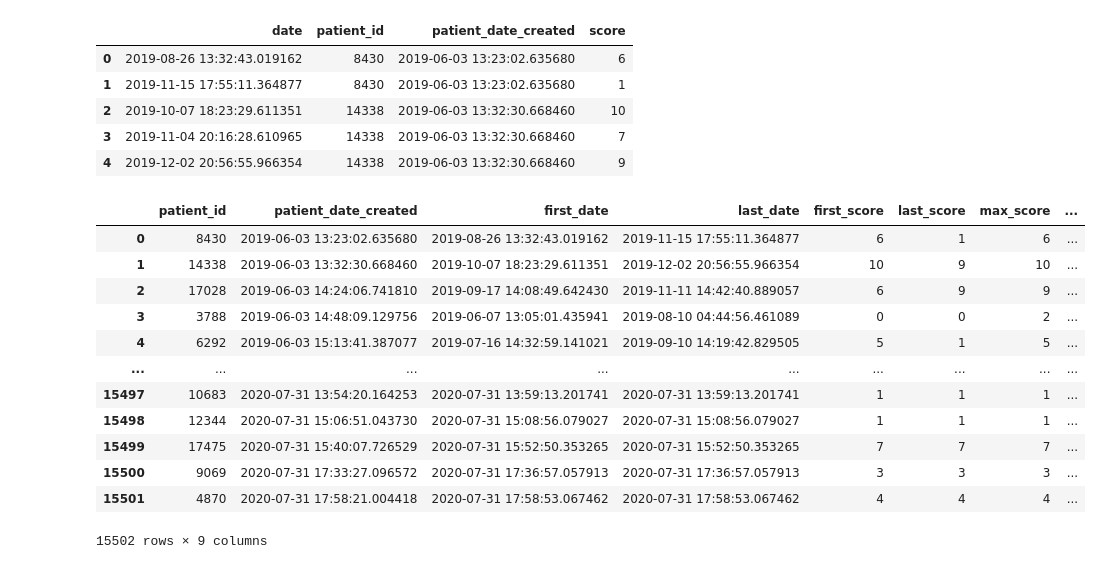
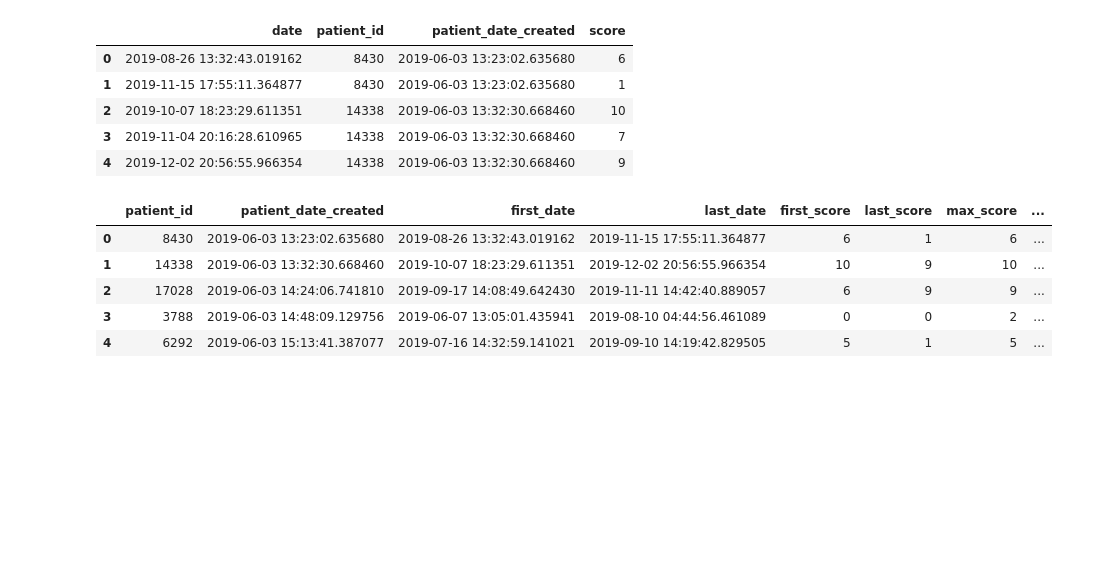
Before and after one commit to msprijatelj/NF-Take-Home, a Jupyter notebook: Part_1/problem_1_notebook.ipynb, the cells around one changed output. Cells and saved outputs as stored; diff of their text form; code cells hidden in the pictures; blank space fills up the shorter version.

```diff
--- a/Part_1/problem_1_notebook.ipynb
+++ b/Part_1/problem_1_notebook.ipynb
@@ -19,26 +31,20 @@ df.head()
 | 4 | 2019-12-02 20:56:55.966354 | 14338 | 2019-06-03 13:32:30.668460 | 9 |
 # %%
 grouped = df.groupby(['patient_id', 'patient_date_created'], sort=False)
-grouped.agg(
+agg_df = grouped.agg(
     first_date = ('date', 'first'),
     last_date = ('date', 'last'),
     first_score = ('score', 'first'),
     last_score = ('score', 'last'),
     max_score = ('score', 'max'),
     min_score = ('score', 'min'),
     test_count = ('score', 'count')
 ).reset_index()
+agg_df.head()
 # %% [output]
 |  | patient_id | patient_date_created | first_date | last_date | first_score | last_score | max_score | ... |
 | 0 | 8430 | 2019-06-03 13:23:02.635680 | 2019-08-26 13:32:43.019162 | 2019-11-15 17:55:11.364877 | 6 | 1 | 6 | ... |
 | 1 | 14338 | 2019-06-03 13:32:30.668460 | 2019-10-07 18:23:29.611351 | 2019-12-02 20:56:55.966354 | 10 | 9 | 10 | ... |
 | 2 | 17028 | 2019-06-03 14:24:06.741810 | 2019-09-17 14:08:49.642430 | 2019-11-11 14:42:40.889057 | 6 | 9 | 9 | ... |
 | 3 | 3788 | 2019-06-03 14:48:09.129756 | 2019-06-07 13:05:01.435941 | 2019-08-10 04:44:56.461089 | 0 | 0 | 2 | ... |
 | 4 | 6292 | 2019-06-03 15:13:41.387077 | 2019-07-16 14:32:59.141021 | 2019-09-10 14:19:42.829505 | 5 | 1 | 5 | ... |
-| ... | ... | ... | ... | ... | ... | ... | ... | ... |
-| 15497 | 10683 | 2020-07-31 13:54:20.164253 | 2020-07-31 13:59:13.201741 | 2020-07-31 13:59:13.201741 | 1 | 1 | 1 | ... |
-| 15498 | 12344 | 2020-07-31 15:06:51.043730 | 2020-07-31 15:08:56.079027 | 2020-07-31 15:08:56.079027 | 1 | 1 | 1 | ... |
-| 15499 | 17475 | 2020-07-31 15:40:07.726529 | 2020-07-31 15:52:50.353265 | 2020-07-31 15:52:50.353265 | 7 | 7 | 7 | ... |
-| 15500 | 9069 | 2020-07-31 17:33:27.096572 | 2020-07-31 17:36:57.057913 | 2020-07-31 17:36:57.057913 | 3 | 3 | 3 | ... |
-| 15501 | 4870 | 2020-07-31 17:58:21.004418 | 2020-07-31 17:58:53.067462 | 2020-07-31 17:58:53.067462 | 4 | 4 | 4 | ... |
-15502 rows × 9 columns
```
Also changed, not shown: parts of 9 cells of this notebook.
